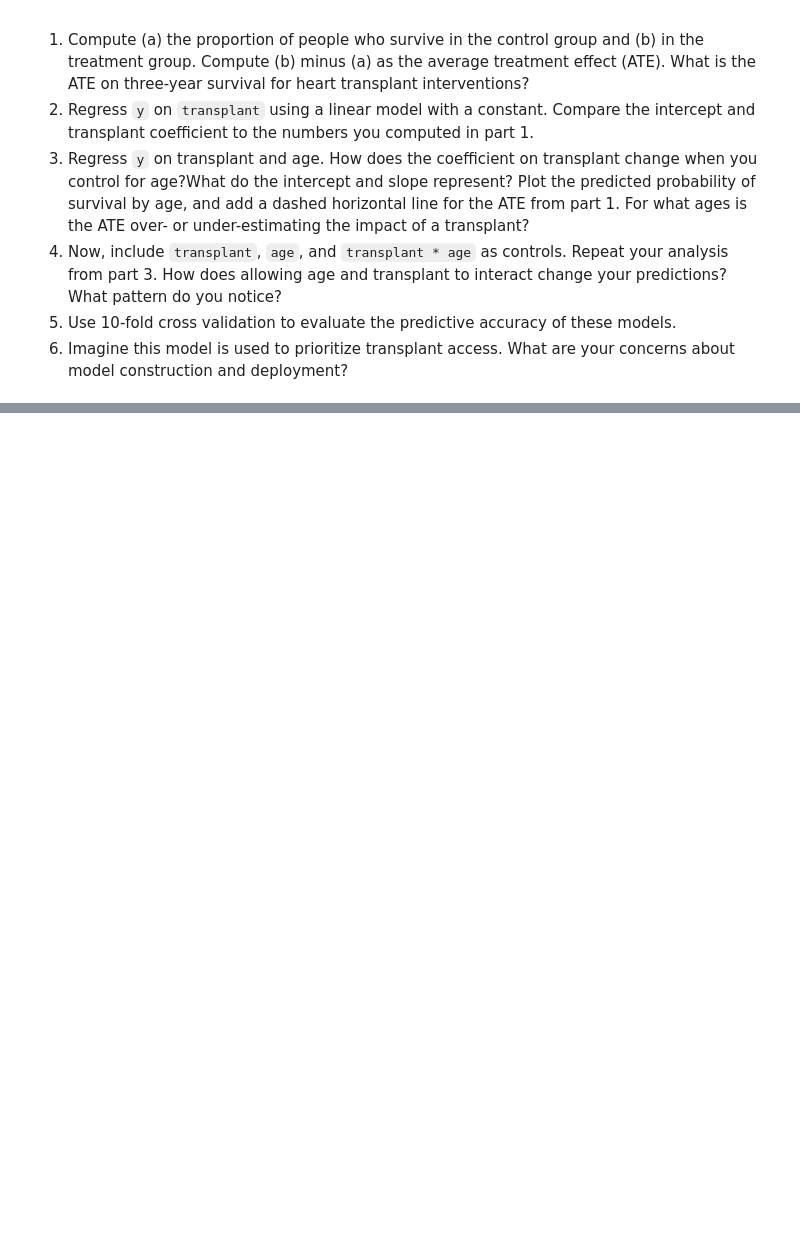
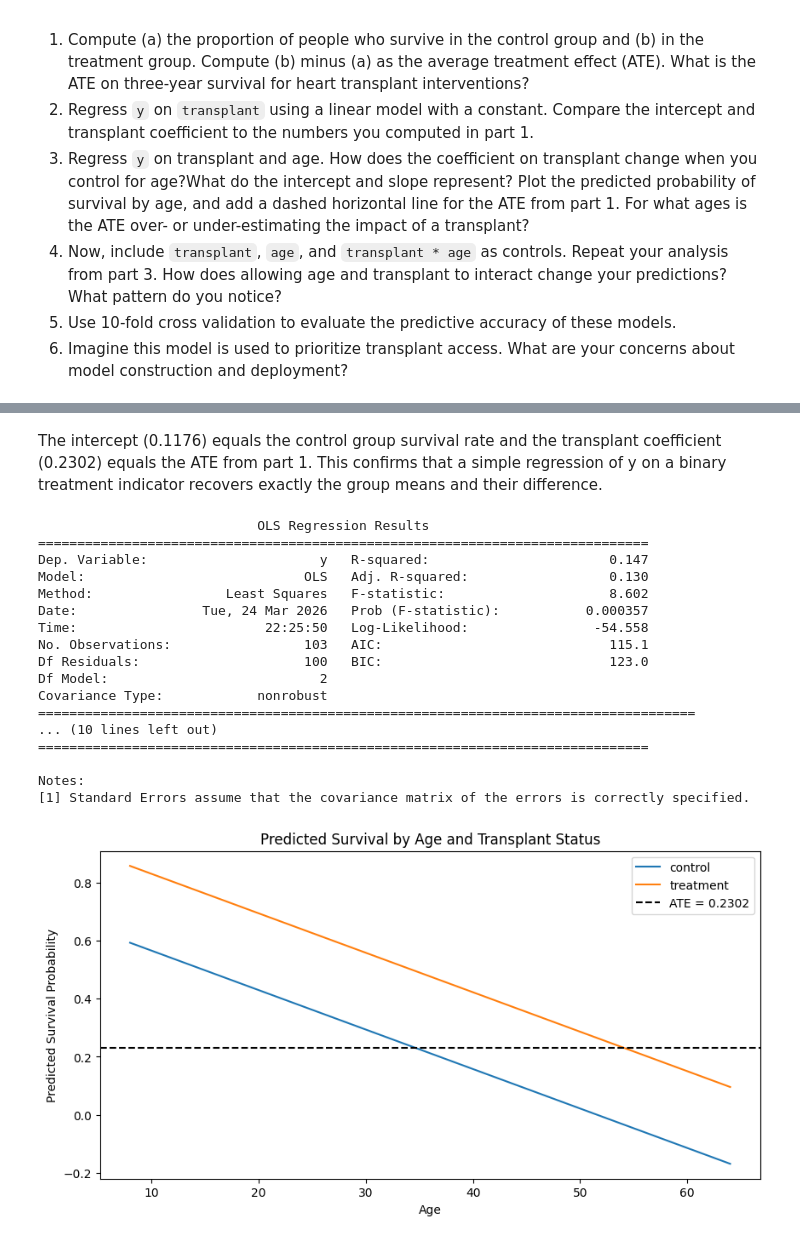
Before and after one commit to simonalam/undergrad_ml_assignments, a Jupyter notebook: 03_assignment_linear_models/03_assignment_linear_models.ipynb, the cells around one changed output, grey strips where cells are left out. Cells and saved outputs as stored; diff of their text form; code cells hidden in the pictures; blank space fills up the shorter version.

```diff
--- a/03_assignment_linear_models/03_assignment_linear_models.ipynb
+++ b/03_assignment_linear_models/03_assignment_linear_models.ipynb
@@ -46,0 +174,8 @@ download_data()
+# %%
+# Interact each neighbourhood dummy with Review Scores Rating
+interact = dummies.multiply(df['Review Scores Rating'], axis=0)
+interact.columns = [f'{c}_x_rating' for c in interact.columns]
+X4 = sm.add_constant(pd.concat([df['Review Scores Rating'], dummies, interact], axis=1))
+model_interact = sm.OLS(df['Price'], X4).fit()
+print(model_interact.summary())
+print("\nThe base slope applies to Bronx; interaction terms show how each borough's slope differs from Bronx.")
@@ -71,3 +404,12 @@ Since a heart transplant is a dangerous operation and even people who successful
 4. Now, include `transplant`, `age`, and `transplant * age` as controls. Repeat your analysis from part 3. How does allowing age and transplant to interact change your predictions? What pattern do you notice?
 5. Use 10-fold cross validation to evaluate the predictive accuracy of these models.
 6. Imagine this model is used to prioritize transplant access. What are your concerns about model construction and deployment?
+# %%
+# Proportion surviving in each group
+control_survival = df4[df4['transplant'] == 'control']['y'].mean()
+treatment_survival = df4[df4['transplant'] == 'treatment']['y'].mean()
+ATE = treatment_survival - control_survival
+
+print(f"Control survival rate:   {control_survival:.4f}")
+print(f"Treatment survival rate: {treatment_survival:.4f}")
+print(f"ATE (treatment - control): {ATE:.4f}")
@@ -73,0 +422,5 @@ Since a heart transplant is a dangerous operation and even people who successful
+# %%
+df4['transplant_dummy'] = (df4['transplant'] == 'treatment').astype(int)
+X = sm.add_constant(df4['transplant_dummy'])
+model_transplant = sm.OLS(df4['y'], X).fit()
+print(model_transplant.summary())
@@ -73,0 +445,41 @@ Since a heart transplant is a dangerous operation and even people who successful
+# %% [markdown]
+The intercept (0.1176) equals the control group survival rate and the transplant coefficient (0.2302) equals the ATE from part 1. This confirms that a simple regression of y on a binary treatment indicator recovers exactly the group means and their difference.
+# %%
+X3 = sm.add_constant(df4[['transplant_dummy', 'age']])
+model_age = sm.OLS(df4['y'], X3).fit()
+print(model_age.summary())
+
+# Plot predicted probability by age for each group
+age_range = np.linspace(df4['age'].min(), df4['age'].max(), 100)
+
+fig, ax = plt.subplots(figsize=(10, 5))
+for group, val in [('control', 0), ('treatment', 1)]:
+    X_plot = pd.DataFrame({'const': 1, 'transplant_dummy': val, 'age': age_range})
+    preds = model_age.predict(X_plot)
+    ax.plot(age_range, preds, label=group)
+
+ax.axhline(ATE, color='black', linestyle='--', label=f'ATE = {ATE:.4f}')
+ax.set_xlabel('Age')
+ax.set_ylabel('Predicted Survival Probability')
+ax.set_title('Predicted Survival by Age and Transplant Status')
+ax.legend()
+plt.show()
+# %% [output]
+                            OLS Regression Results
+==============================================================================
+Dep. Variable:                      y   R-squared:                       0.147
+Model:                            OLS   Adj. R-squared:                  0.130
+Method:                 Least Squares   F-statistic:                     8.602
+Date:                Tue, 24 Mar 2026   Prob (F-statistic):           0.000357
+Time:                        22:25:50   Log-Likelihood:                -54.558
+No. Observations:                 103   AIC:                             115.1
+Df Residuals:                     100   BIC:                             123.0
+Df Model:                           2
+Covariance Type:            nonrobust
+====================================================================================
+... (10 lines left out)
+==============================================================================
+
+Notes:
+[1] Standard Errors assume that the covariance matrix of the errors is correctly specified.
+[figure, added]
```
Also changed, not shown: parts of 33 cells of this notebook.
